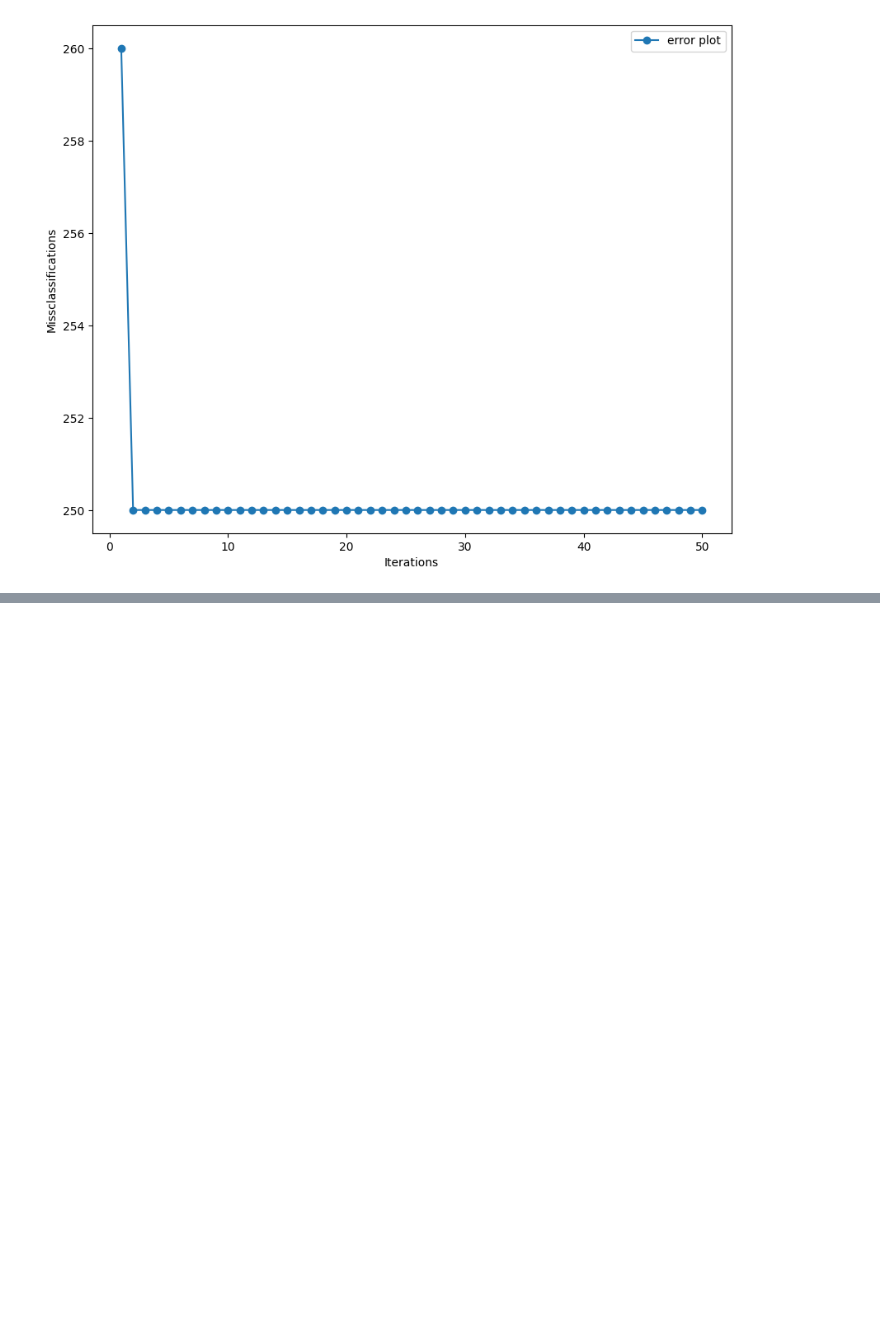
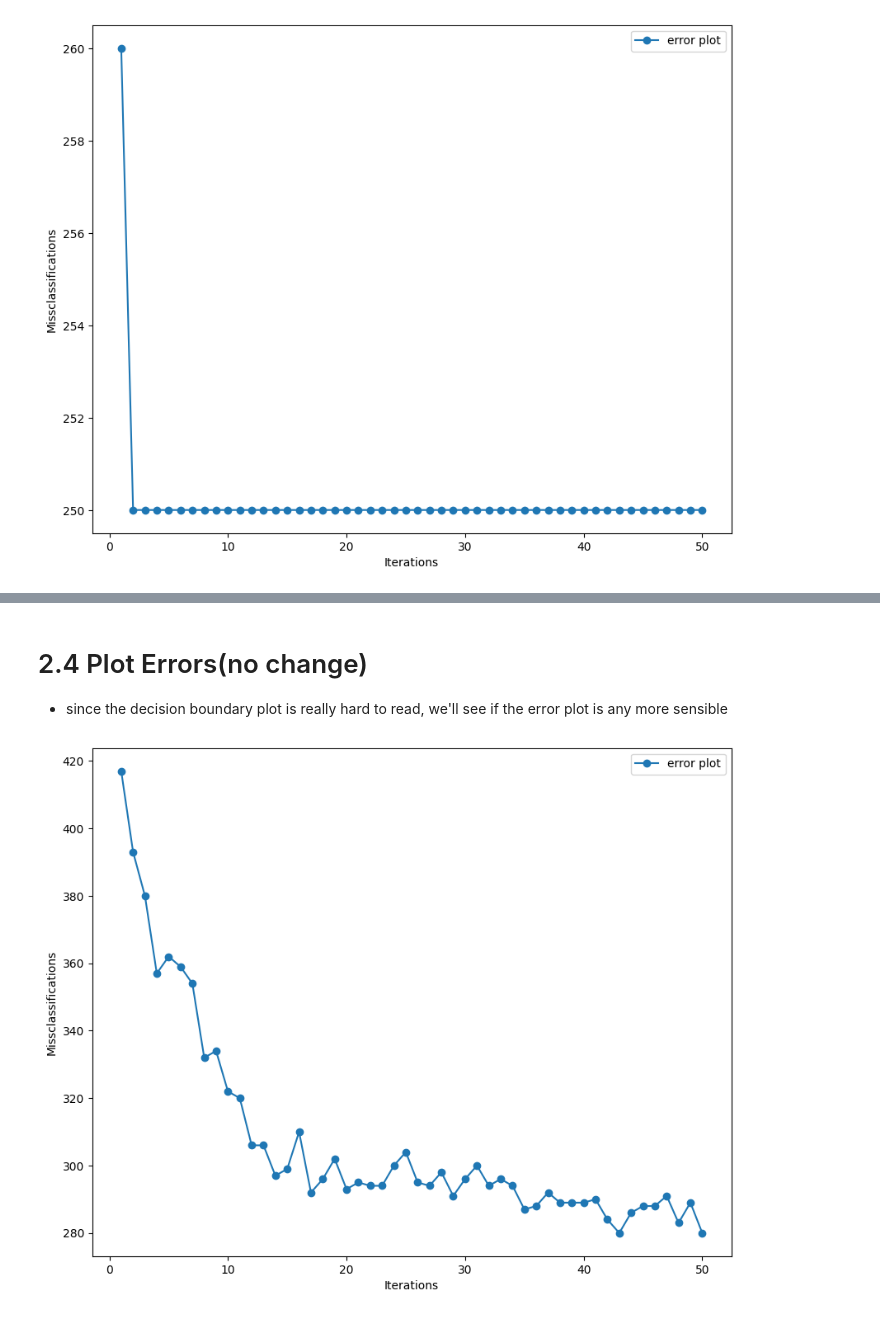
Before and after one commit to ruohanwang66/CMOR-438-Spring-2025, a Jupyter notebook: Supervised_Learning/Perceptron/perceptron.ipynb, the cells around one changed output, grey strips where cells are left out. Cells and saved outputs as stored; diff of their text form; code cells hidden in the pictures; blank space fills up the shorter version.

```diff
--- a/Supervised_Learning/Perceptron/perceptron.ipynb
+++ b/Supervised_Learning/Perceptron/perceptron.ipynb
@@ -200,0 +251,15 @@ y = np.where(y == 1, 1, -1)  # convert to {-1, 1}
+# %% [markdown]
+# 2.4 Plot Errors(no change)
+
+- since the decision boundary plot is really hard to read, we'll see if the error plot is any more sensible
+# %%
+plt.figure(figsize = (10, 8))
+plt.plot(range(1, len(p.errors_)+1), p.errors_,
+         marker = "o",
+         label = "error plot",)
+plt.xlabel("Iterations")
+plt.ylabel("Missclassifications")
+plt.legend()
+plt.show()
+# %% [output]
+[figure, added]
```
Also changed, not shown: parts of 11 cells of this notebook.
